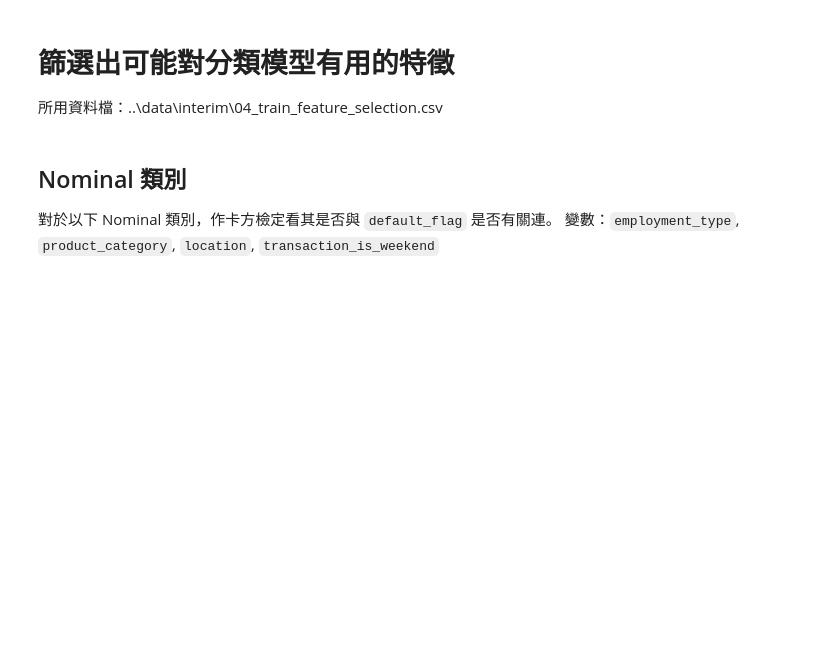
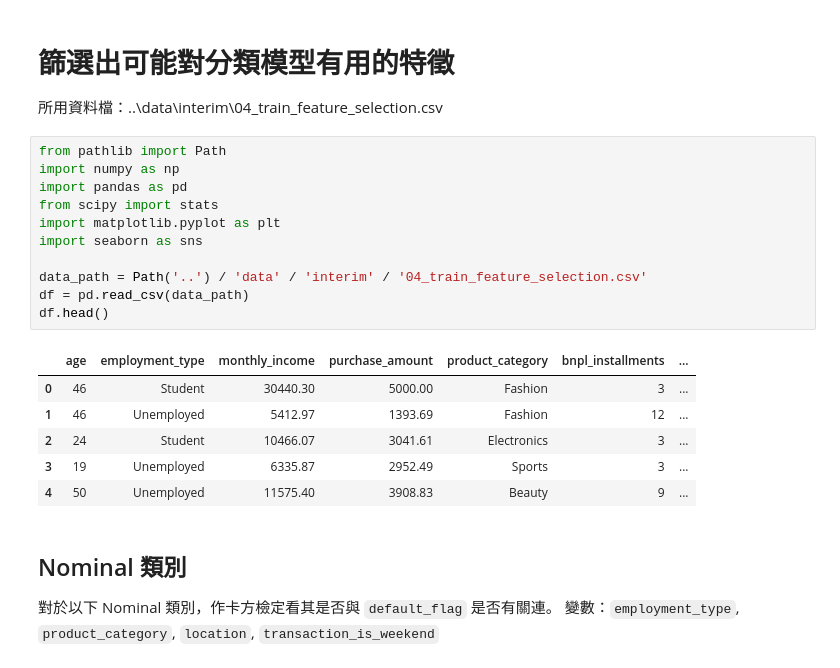
Before and after one commit to BobbleUnderBox/DataMiningG1FinalProject, a Jupyter notebook: notebooks/04_statistical_methods.ipynb, the cells around one changed output. Drawn from its saved outputs; the diff is of its cells as text; blank space fills up the shorter version.

```diff
--- a/notebooks/04_statistical_methods.ipynb
+++ b/notebooks/04_statistical_methods.ipynb
@@ -1,6 +1,24 @@
 # %% [markdown]
 # 篩選出可能對分類模型有用的特徵
 所用資料檔：..\data\interim\04_train_feature_selection.csv
+# %%
+from pathlib import Path
+import numpy as np
+import pandas as pd
+from scipy import stats
+import matplotlib.pyplot as plt
+import seaborn as sns
+
+data_path = Path('..') / 'data' / 'interim' / '04_train_feature_selection.csv'
+df = pd.read_csv(data_path)
+df.head()
+# %% [output]
+|  | age | employment_type | monthly_income | purchase_amount | product_category | bnpl_installments | ... |
+| 0 | 46 | Student | 30440.30 | 5000.00 | Fashion | 3 | ... |
+| 1 | 46 | Unemployed | 5412.97 | 1393.69 | Fashion | 12 | ... |
+| 2 | 24 | Student | 10466.07 | 3041.61 | Electronics | 3 | ... |
+| 3 | 19 | Unemployed | 6335.87 | 2952.49 | Sports | 3 | ... |
+| 4 | 50 | Unemployed | 11575.40 | 3908.83 | Beauty | 9 | ... |
 # %% [markdown]
 ## Nominal 類別
 對於以下 Nominal 類別，作卡方檢定看其是否與 `default_flag` 是否有關連。
```
Also changed, not shown: parts of 16 cells of this notebook, 8 other files.
